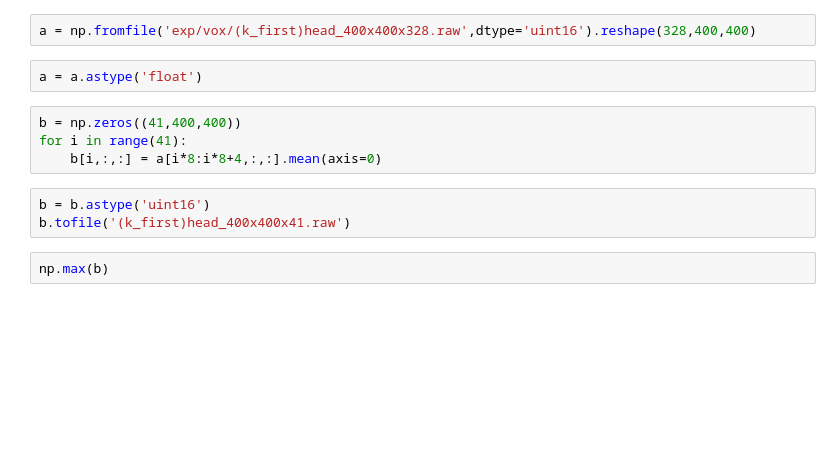
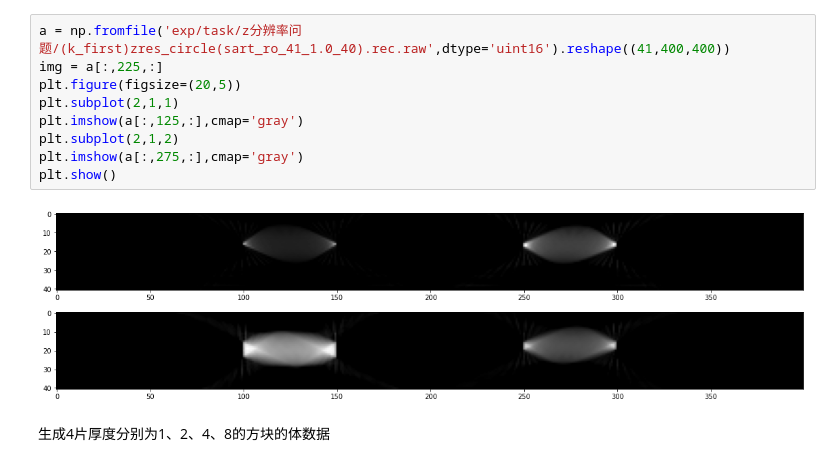
Before and after one commit to kinoud/tomo, a Jupyter notebook: voxel.ipynb, the cells around one changed output. Drawn from its saved outputs; the diff is of its cells as text; blank space fills up the shorter version.

```diff
--- a/voxel.ipynb
+++ b/voxel.ipynb
@@ -17,13 +31,13 @@ permutate('exp/vox/siddon/head_circle(sart_ro_164_1.0_20).rec.raw',(400,400,164)
-# %%
-a = np.fromfile('exp/vox/(k_first)head_400x400x328.raw',dtype='uint16').reshape(328,400,400)
-# %%
-a = a.astype('float')
-# %%
-b = np.zeros((41,400,400))
-for i in range(41):
-    b[i,:,:] = a[i*8:i*8+4,:,:].mean(axis=0)
-# %%
-b = b.astype('uint16')
-b.tofile('(k_first)head_400x400x41.raw')
-# %%
-np.max(b)
+# %%
+a = np.fromfile('exp/task/z分辨率问题/(k_first)zres_circle(sart_ro_41_1.0_40).rec.raw',dtype='uint16').reshape((41,400,400))
+img = a[:,225,:]
+plt.figure(figsize=(20,5))
+plt.subplot(2,1,1)
+plt.imshow(a[:,125,:],cmap='gray')
+plt.subplot(2,1,2)
+plt.imshow(a[:,275,:],cmap='gray')
+plt.show()
+# %% [output]
+[figure, added]
+# %% [markdown]
+生成4片厚度分别为1、2、4、8的方块的体数据
```
Also changed, not shown: parts of 5 cells of this notebook, 10 other files.
